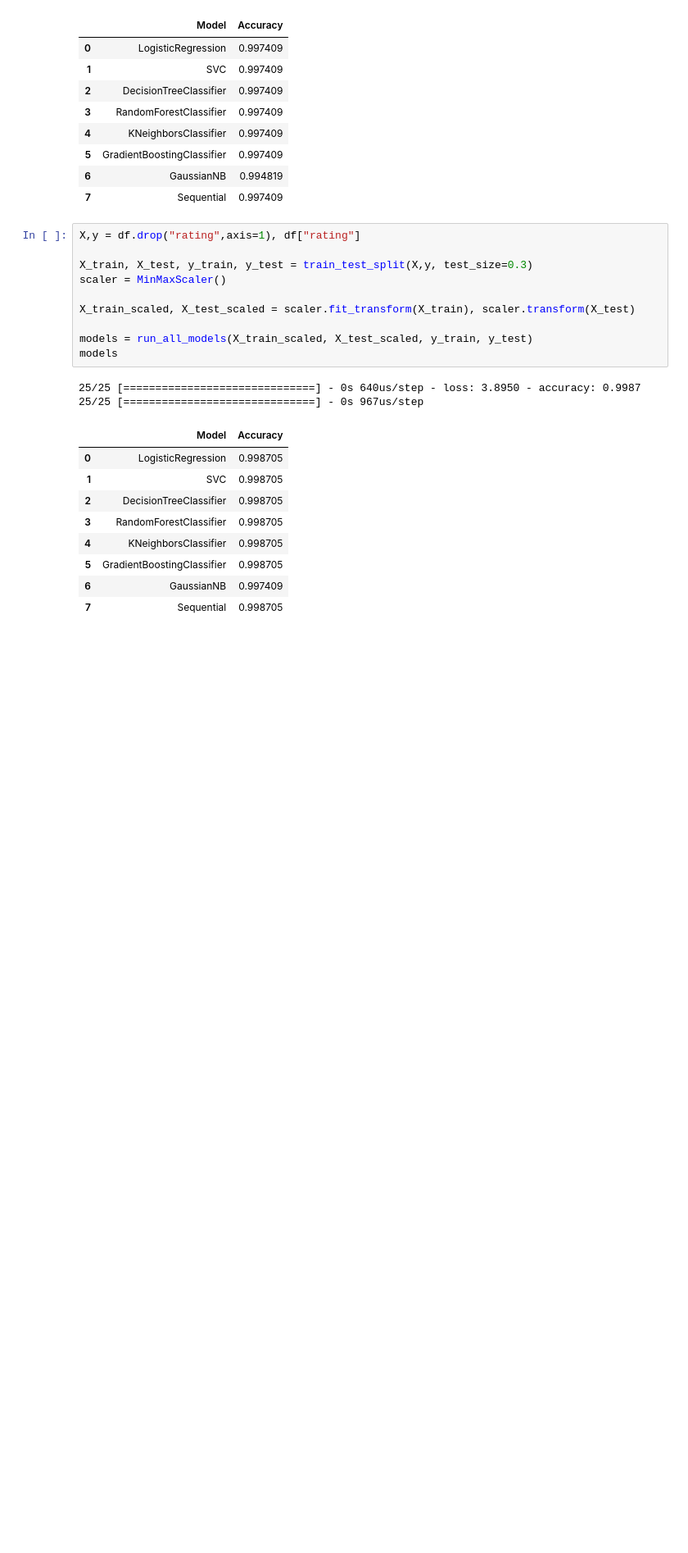
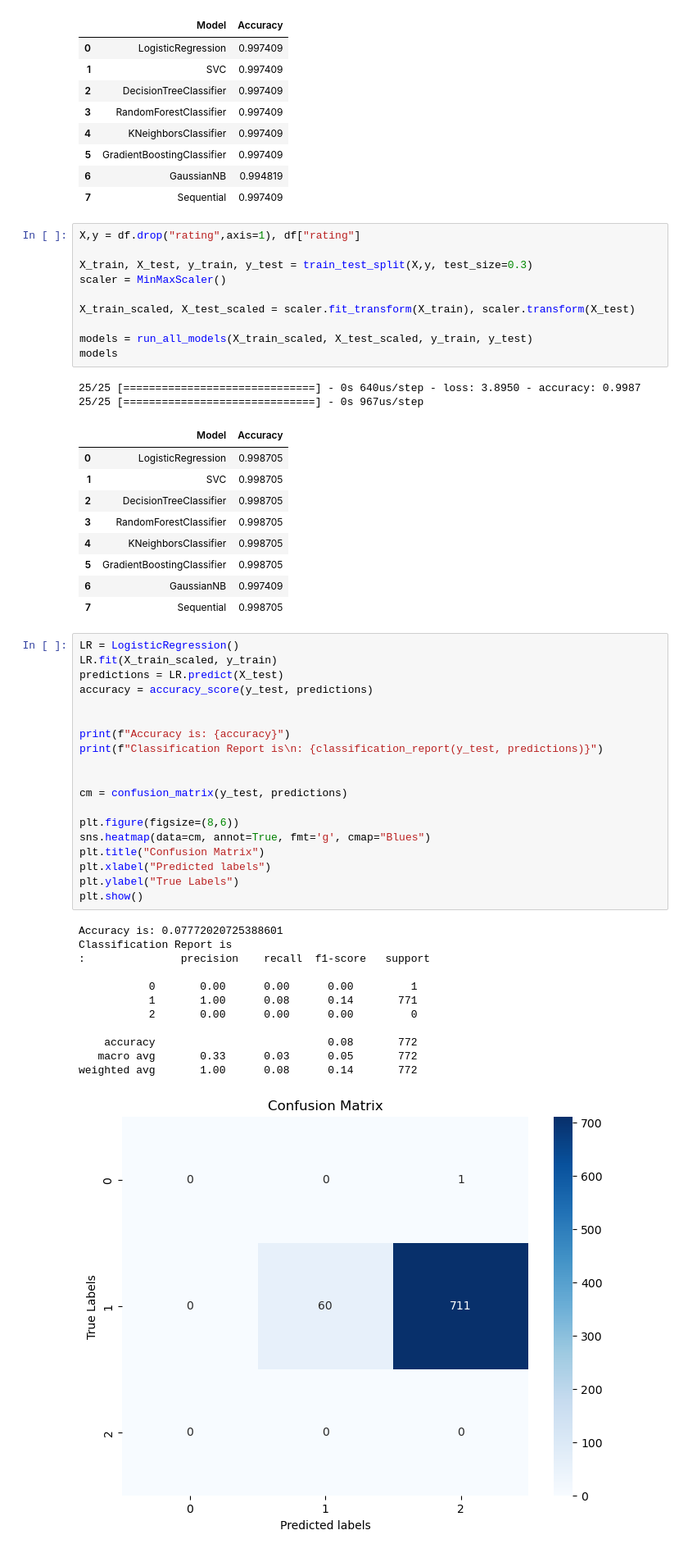
Before and after one commit to MaukanMir/Ratings-Review-Classifier, a Jupyter notebook: training.ipynb, the cells around one changed output. Shown at 82% size. Cells and saved outputs as stored; diff of their text form; blank space fills up the shorter version.

```diff
--- a/training.ipynb
+++ b/training.ipynb
@@ -283,3 +283,35 @@ models
 | 5 | GradientBoostingClassifier | 0.998705 |
 | 6 | GaussianNB | 0.997409 |
 | 7 | Sequential | 0.998705 |
+# %%
+LR = LogisticRegression()
+LR.fit(X_train_scaled, y_train)
+predictions = LR.predict(X_test)
+accuracy = accuracy_score(y_test, predictions)
+
+
+print(f"Accuracy is: {accuracy}")
+print(f"Classification Report is\n: {classification_report(y_test, predictions)}")
+
+
+cm = confusion_matrix(y_test, predictions)
+
+plt.figure(figsize=(8,6))
+sns.heatmap(data=cm, annot=True, fmt='g', cmap="Blues")
+plt.title("Confusion Matrix")
+plt.xlabel("Predicted labels")
+plt.ylabel("True Labels")
+plt.show()
+# %% [output]
+Accuracy is: 0.07772020725388601
+Classification Report is
+:               precision    recall  f1-score   support
+
+           0       0.00      0.00      0.00         1
+           1       1.00      0.08      0.14       771
+           2       0.00      0.00      0.00         0
+
+    accuracy                           0.08       772
+   macro avg       0.33      0.03      0.05       772
+weighted avg       1.00      0.08      0.14       772
+[figure, added]
```
